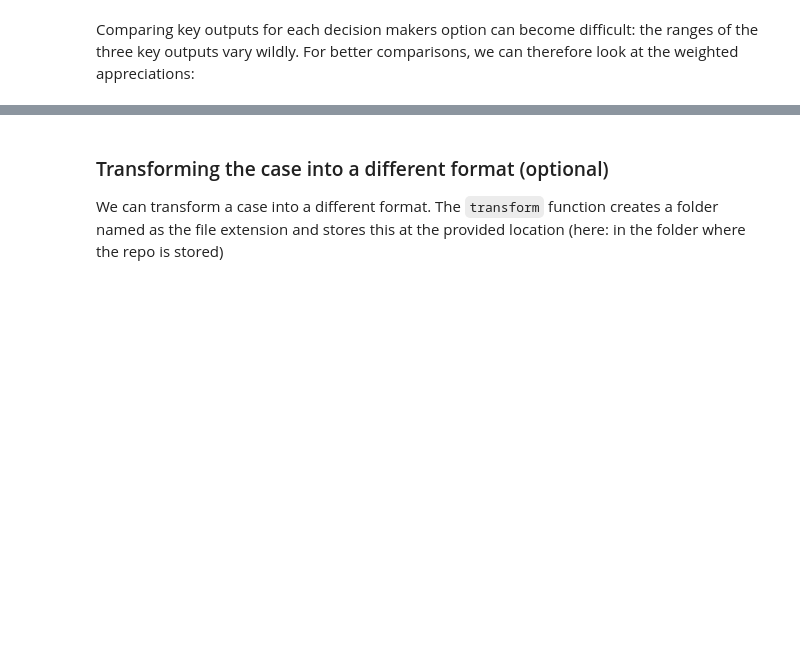
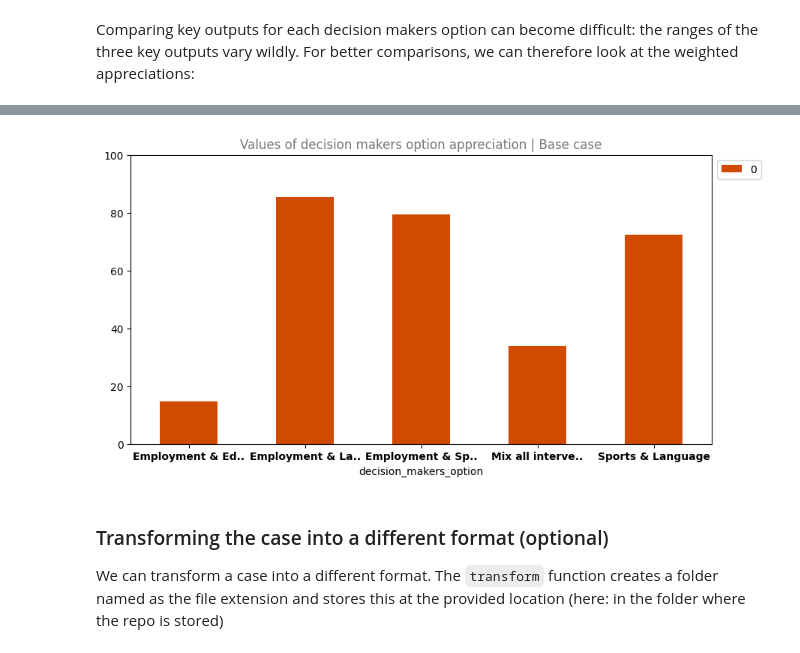
Before and after one commit to responsible-business-decision-making/trbs, a Jupyter notebook: model/analyze_case.ipynb, the cells around one changed output, grey strips where cells are left out. Saved outputs shown, nothing was run; the diff lists cells and outputs as text; code cells hidden in the pictures; blank space fills up the shorter version.

```diff
--- a/model/analyze_case.ipynb
+++ b/model/analyze_case.ipynb
@@ -187,3 +205,7 @@ case.visualize('barchart', 'weighted_appreciations', scenario="Base case")
+# %%
+case.visualize('barchart', 'decision_makers_option_appreciation', scenario='Base case')
+# %% [output]
+[figure, added]
 # %% [markdown]
 ### Transforming the case into a different format (optional)
 We can transform a case into a different format. The `transform` function creates a folder named as the file extension and stores this at the provided location (here: in the folder where the repo is stored)
```
Also changed, not shown: parts of 10 cells of this notebook, 4 other files.
